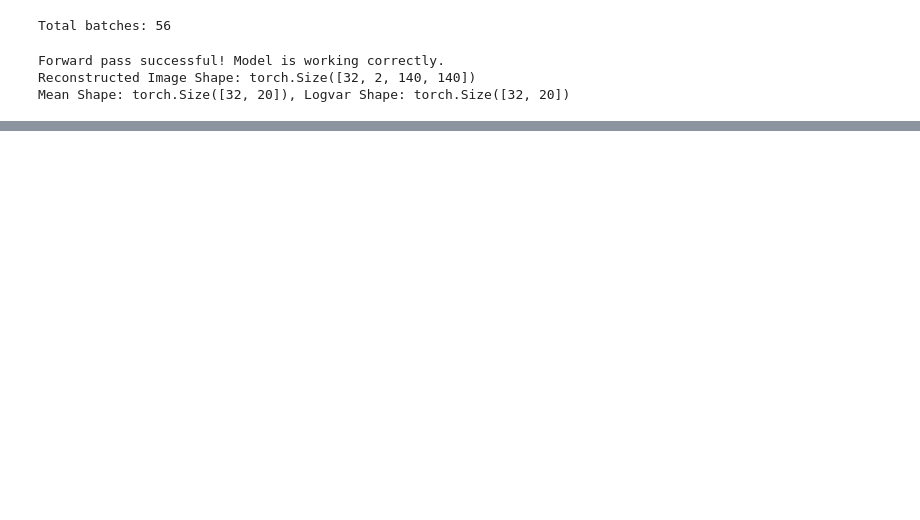
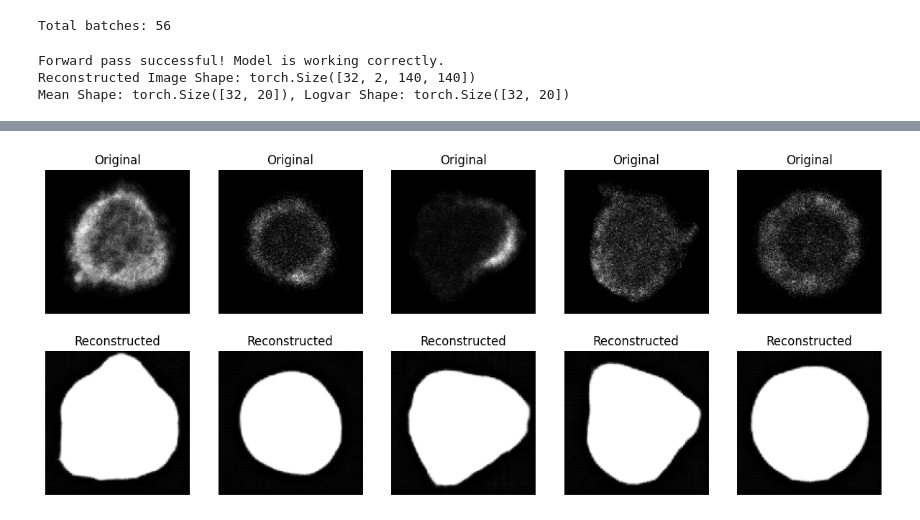
Before and after one commit to minimano09/master_thesis_VAE, a Jupyter notebook: s3-vae.ipynb, the cells around one changed output, grey strips where cells are left out. Cells and saved outputs as stored; diff of their text form; code cells hidden in the pictures; blank space fills up the shorter version.

```diff
--- a/s3-vae.ipynb
+++ b/s3-vae.ipynb
@@ -108,6 +201,26 @@ btk_loader = DataLoader(btk_dataset, batch_size=32, shuffle=True)
 print(f"Total batches: {len(btk_loader)}")
 # %% [output]
 Total batches: 56
+# %%
+def visualize_reconstructions(vae, dataloader, device):
+    vae.eval()
+    with torch.no_grad():
+        for batch in dataloader:
+            images = batch[0].to(device)
+            recon_images, _, _ = vae(images)
+            # Visualize first 5 images and their reconstructions
+            fig, axes = plt.subplots(2, 5, figsize=(15, 6))
+            for i in range(5):
+                # Original
+                axes[0, i].imshow(images[i, 0].cpu().numpy(), cmap="gray")
+                axes[0, i].set_title("Original")
+                axes[0, i].axis("off")
+                # Reconstructed
+                axes[1, i].imshow(recon_images[i, 0].cpu().numpy(), cmap="gray")
+                axes[1, i].set_title("Reconstructed")
+                axes[1, i].axis("off")
+            plt.show()
+            break
 # %%
 device = torch.device("cuda" if torch.cuda.is_available() else "cpu")
 vae = VAE(latent_dim=20, img_size=140).to(device)
@@ -168,0 +352,4 @@ TypeError: loss_function() missing 2 required positional arguments: 'mu' and 'lo
+# %%
+visualize_reconstructions(vae, btk_loader, device)
+# %% [output]
+[figure, added]
```
Also changed, not shown: parts of 8 cells of this notebook.
